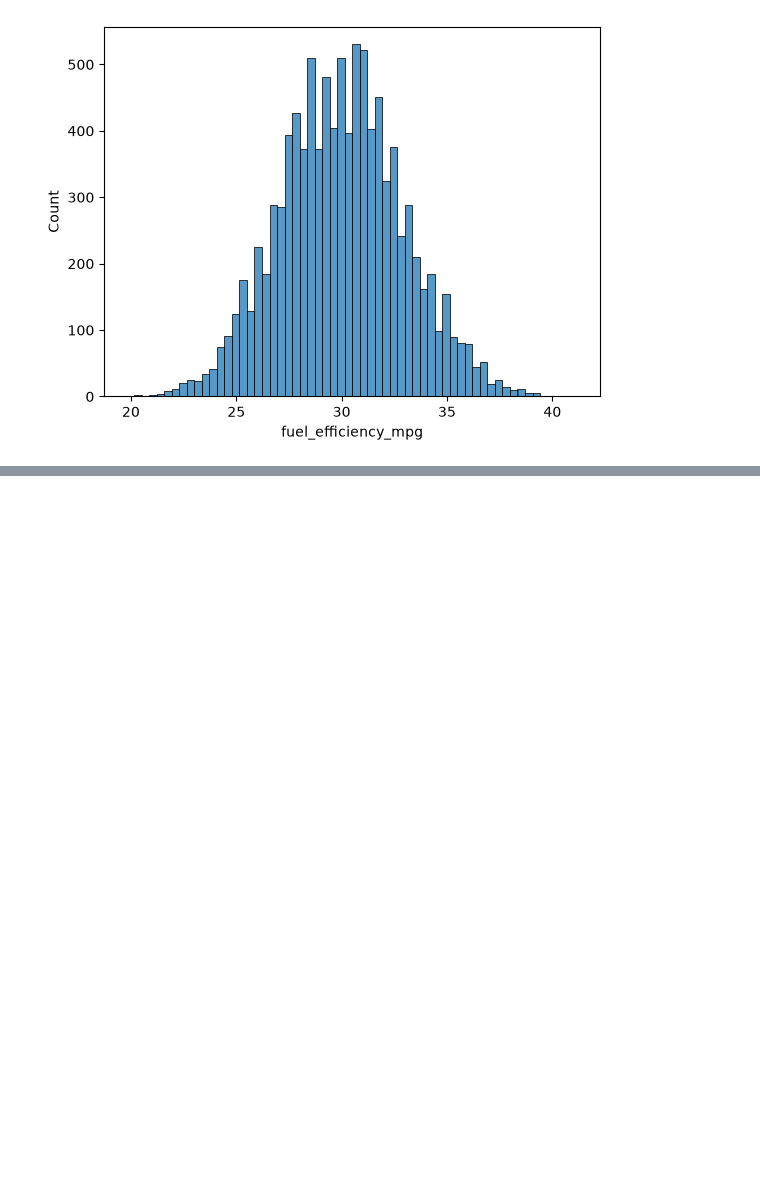
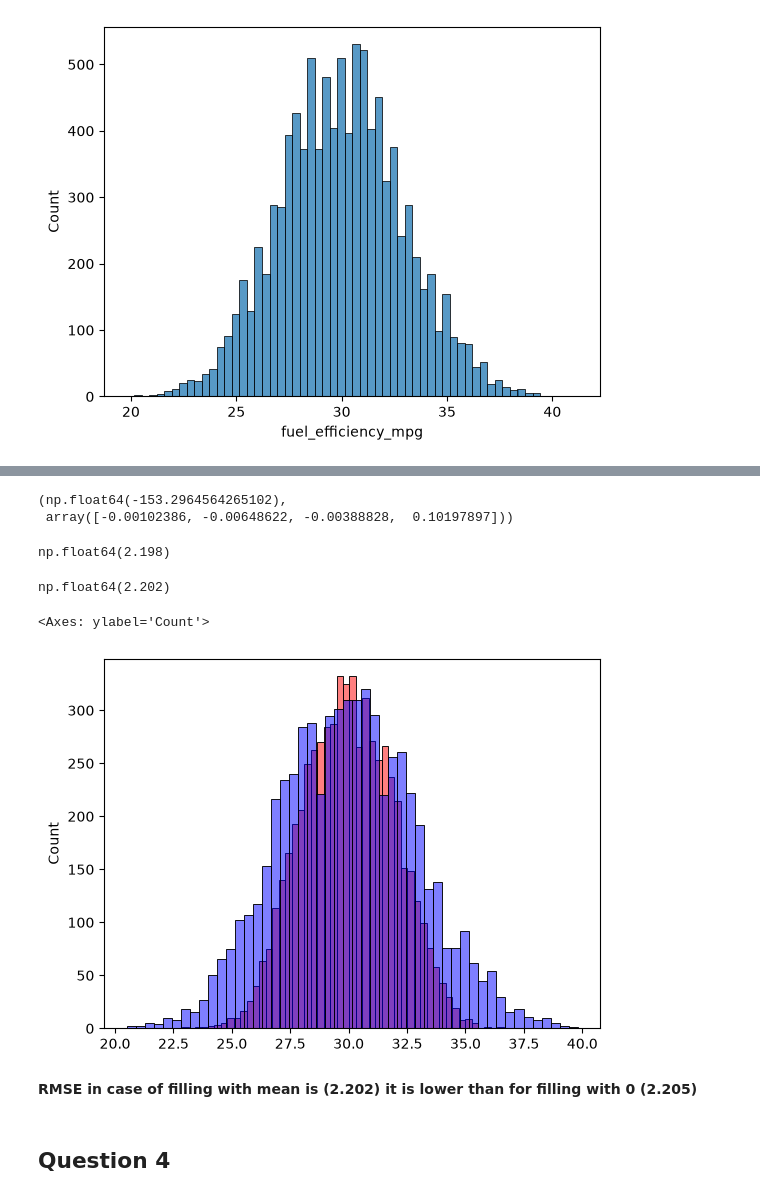
Before and after one commit to dolerant45/ML-ZoomCamp, a Jupyter notebook: cohorts/2026/homework/02-regression/Homework_2.ipynb, the cells around one changed output, grey strips where cells are left out. Drawn from its saved outputs; the diff is of its cells as text; code cells hidden in the pictures; blank space fills up the shorter version.

```diff
--- a/cohorts/2026/homework/02-regression/Homework_2.ipynb
+++ b/cohorts/2026/homework/02-regression/Homework_2.ipynb
@@ -56,0 +182,5 @@ n_train = n - n_val - n_test
+# %%
+w0_train_mean, w_train_mean
+# %% [output]
+(np.float64(-153.2964564265102),
+ array([-0.00102386, -0.00648622, -0.00388828,  0.10197897]))
@@ -56,0 +191,19 @@ n_train = n - n_val - n_test
+# %%
+round(rmse(y_pred_train_mean, y_train_mean), 3)
+# %% [output]
+np.float64(2.198)
+# %%
+round(rmse(y_pred_val_mean, y_val_mean), 3)
+# %% [output]
+np.float64(2.202)
+# %%
+sns.histplot(y_pred_train, color='red', alpha=0.5, bins=50)
+#alpha=0.5 - transparency of the color
+sns.histplot(y_train, color='blue', alpha=0.5, bins=50)
+# %% [output]
+<Axes: ylabel='Count'>
+[figure, added]
+# %% [markdown]
+**RMSE in case of filling with mean is (2.202) it is lower than for filling with 0 (2.205)**
+# %% [markdown]
+## **Question 4**
```
Also changed, not shown: parts of 54 cells of this notebook.
